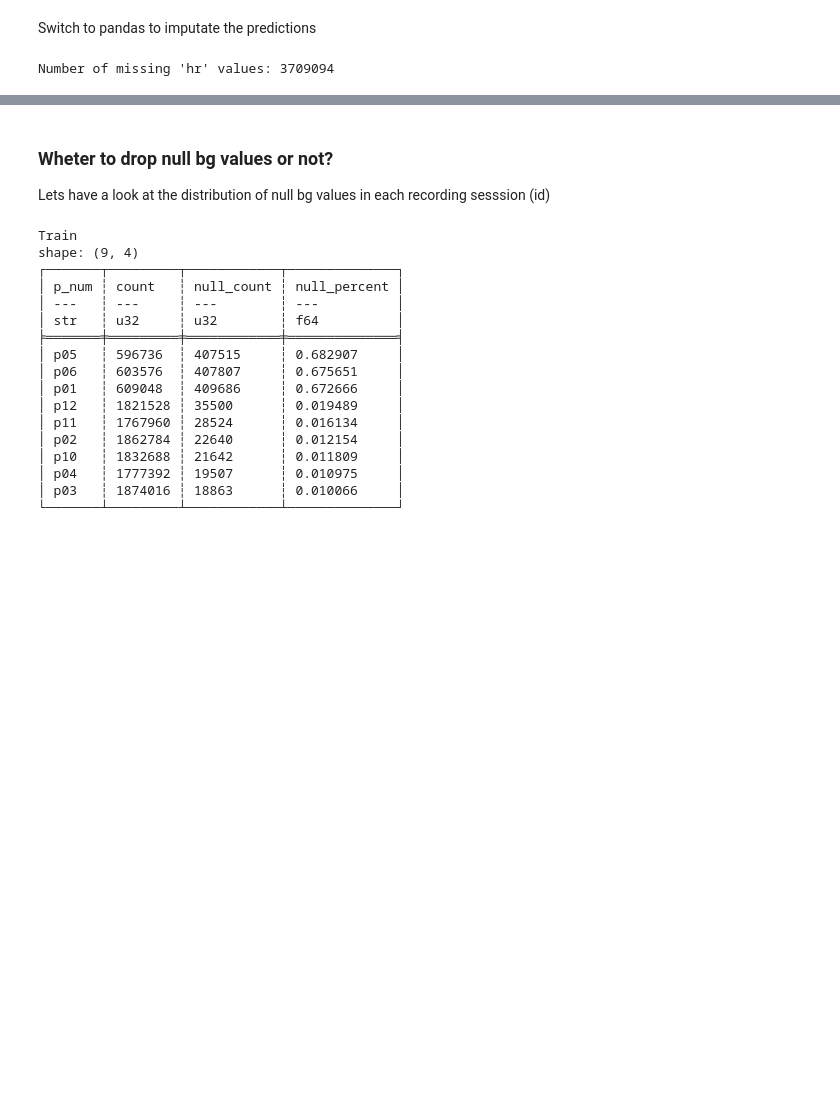
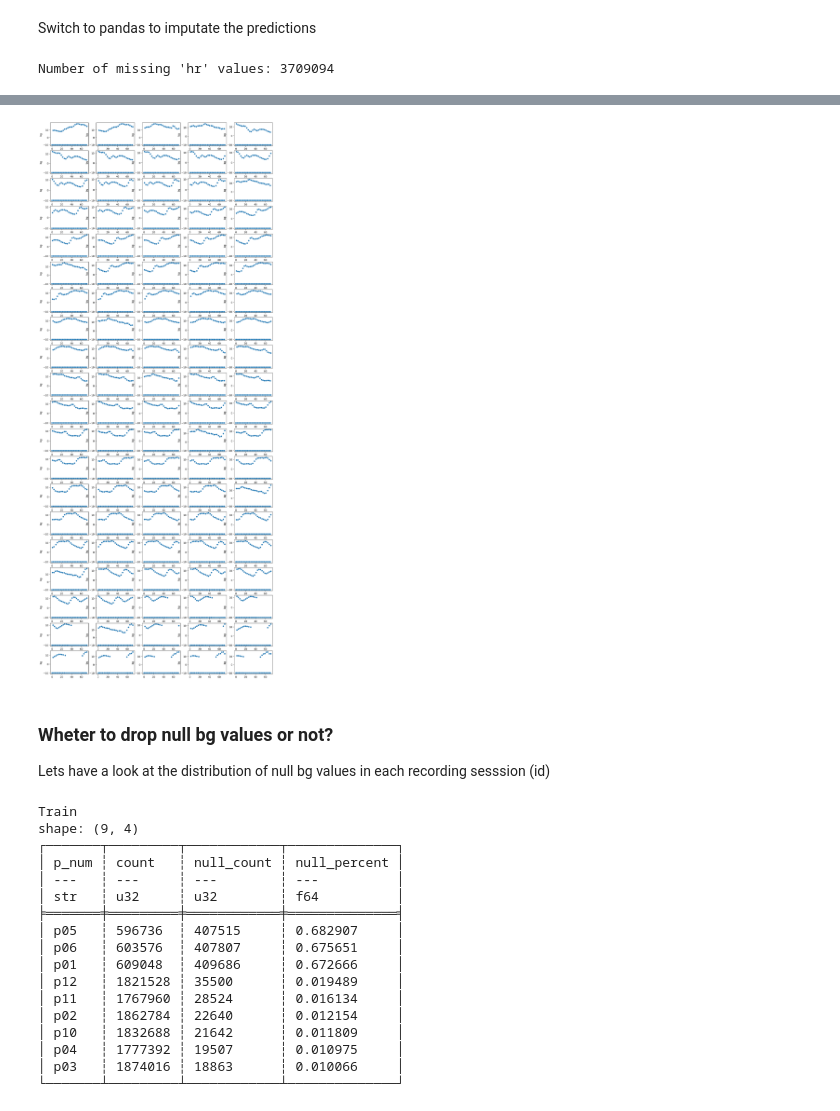
Before and after one commit to jamiemilsom/bloodGlucosePrediciton, a Jupyter notebook: src/notebooks/EDA.ipynb, the cells around one changed output, grey strips where cells are left out. Drawn from its saved outputs; the diff is of its cells as text; code cells hidden in the pictures; blank space fills up the shorter version.

```diff
--- a/src/notebooks/EDA.ipynb
+++ b/src/notebooks/EDA.ipynb
@@ -31,0 +103,13 @@ Set the schema for the train and test sets to ensure correct types
+# %%
+test = pd.read_csv('../../data/train.csv')
+
+activities = []
+for measurement_time in float_time_range(5.55,0.00,-0.05):
+    activity = test[f'activity-{measurement_time}']
+    activity.dropna(inplace=True)
+    for act in activity.values:
+        if act not in activities:
+            activities.append(act)
+
+activities = sorted(activities)
+activities
@@ -607,0 +753,5 @@ shape: (9, 41)
+# %%
+lstm_train_df = pl.read_csv('../../data/lstm_train.csv', schema_overrides=lstm_train_schema)
+lstm_test_df = pl.read_csv('../../data/lstm_test.csv', schema_overrides=lstm_test_schema)
+# %%
+lstm_df = pl.concat([lstm_train_df.drop('bg+1:00'), lstm_test_df])
@@ -777,3 +1133,14 @@ shape: (12_745_728, 47)
+# %%
+plt.figure(figsize=(16,40))
+n = 100
+for i in range(n):
+    plt.subplot(n//5, 5 , i+1)
+    datapoint = bg_train_pred_df[i].explode('time', 'bg', 'insulin', 'carbs', 'hr', 'steps', 'cals')
+    datapoint = datapoint.fill_null(-10)
+    datapoint.drop_in_place('id')
+    sns.scatterplot(x = range(len(datapoint['bg'])),y = 'bg', data = datapoint)
+# %% [output]
+[figure, added]
 # %% [markdown]
 ### Wheter to drop null bg values or not?
 Lets have a look at the distribution of null bg values in each recording sesssion (id)
```
Also changed, not shown: parts of 14 cells of this notebook, 13 other files.
